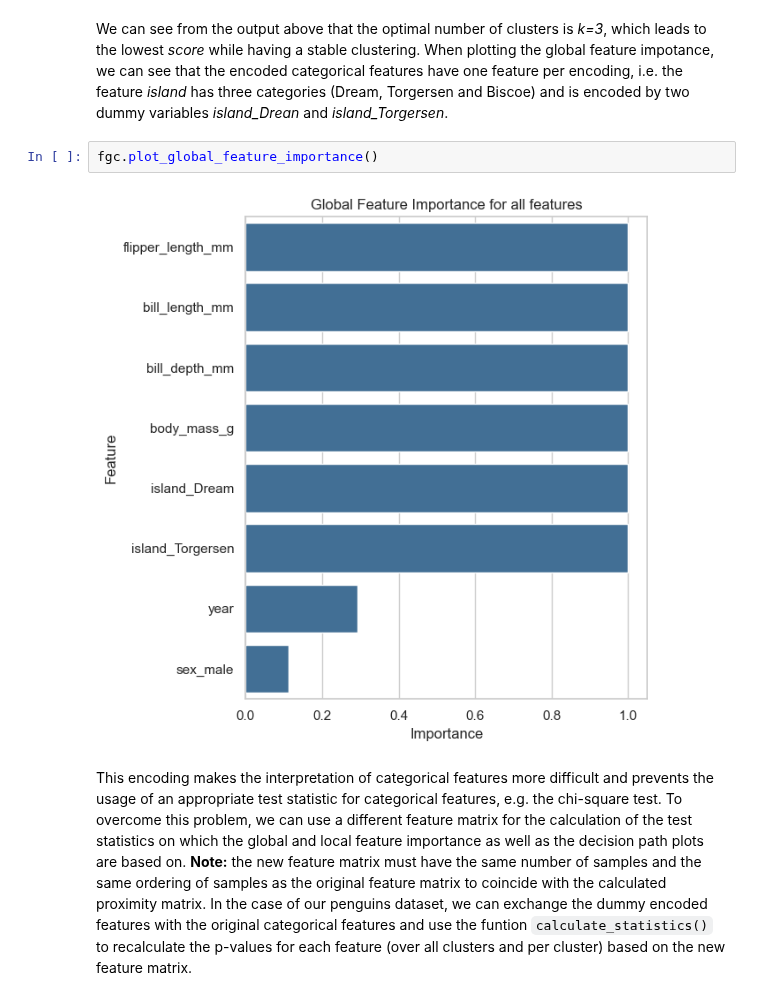
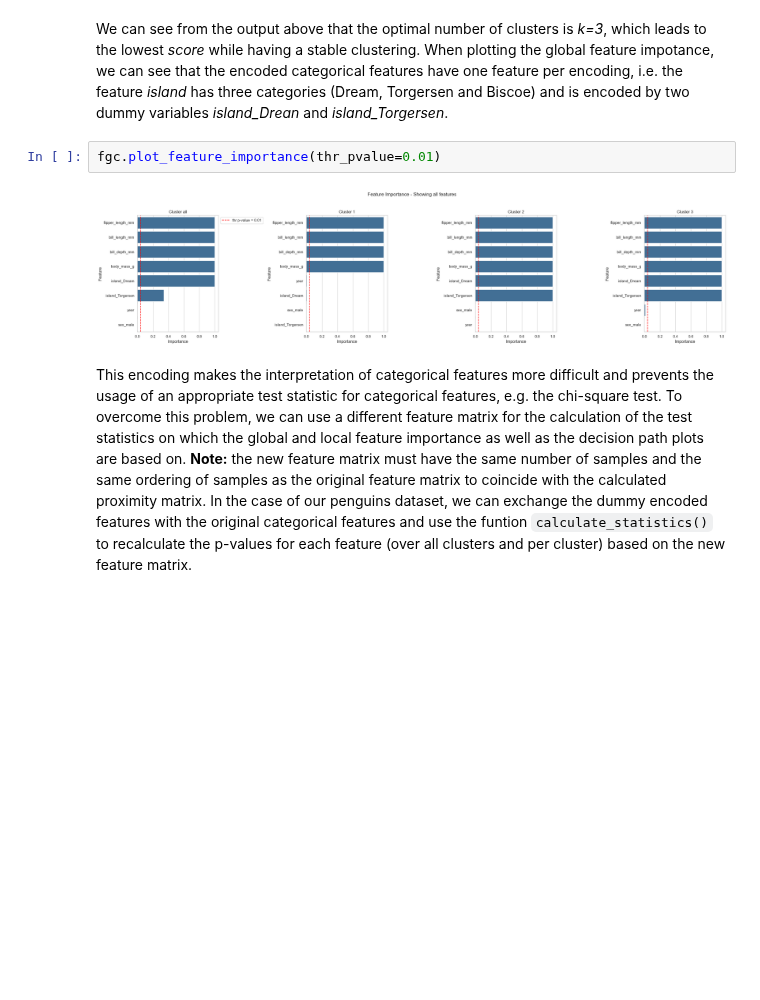
Before and after one commit to HelmholtzAI-Consultants-Munich/fg-clustering, a Jupyter notebook: tutorials/introduction_to_FGC_use_cases.ipynb, the cells around one changed output. Cells and saved outputs as stored; diff of their text form; blank space fills up the shorter version.

````diff
--- a/tutorials/introduction_to_FGC_use_cases.ipynb
+++ b/tutorials/introduction_to_FGC_use_cases.ipynb
@@ -223,9 +220,9 @@ Optimal number of cluster is: 3
 # %% [markdown]
 We can see from the output above that the optimal number of clusters is *k=3*, which leads to the lowest *score* while having a stable clustering. When plotting the global feature impotance, we can see that the encoded categorical features have one feature per encoding, i.e. the feature *island* has three categories (Dream, Torgersen and Biscoe) and is encoded by two dummy variables *island_Drean* and *island_Torgersen*.
 # %%
-fgc.plot_global_feature_importance()
+fgc.plot_feature_importance(thr_pvalue=0.01)
 # %% [output]
-[figure, old version]
+[figure, new version]
 # %% [markdown]
 This encoding makes the interpretation of categorical features more difficult and prevents the usage of an appropriate test statistic for categorical features, e.g. the chi-square test. To overcome this problem, we can use a different feature matrix for the calculation of the test statistics on which the global and local feature importance as well as the decision path plots are based on. **Note:** the new feature matrix must have the same number of samples and the same ordering of samples as the original feature matrix to coincide with the calculated proximity matrix. In the case of our penguins dataset, we can exchange the dummy encoded features with the original categorical features and use the funtion ```calculate_statistics()``` to recalculate the p-values for each feature (over all clusters and per cluster) based on the new feature matrix.
 # %%
````
Also changed, not shown: parts of 8 cells of this notebook, 3 other files.
